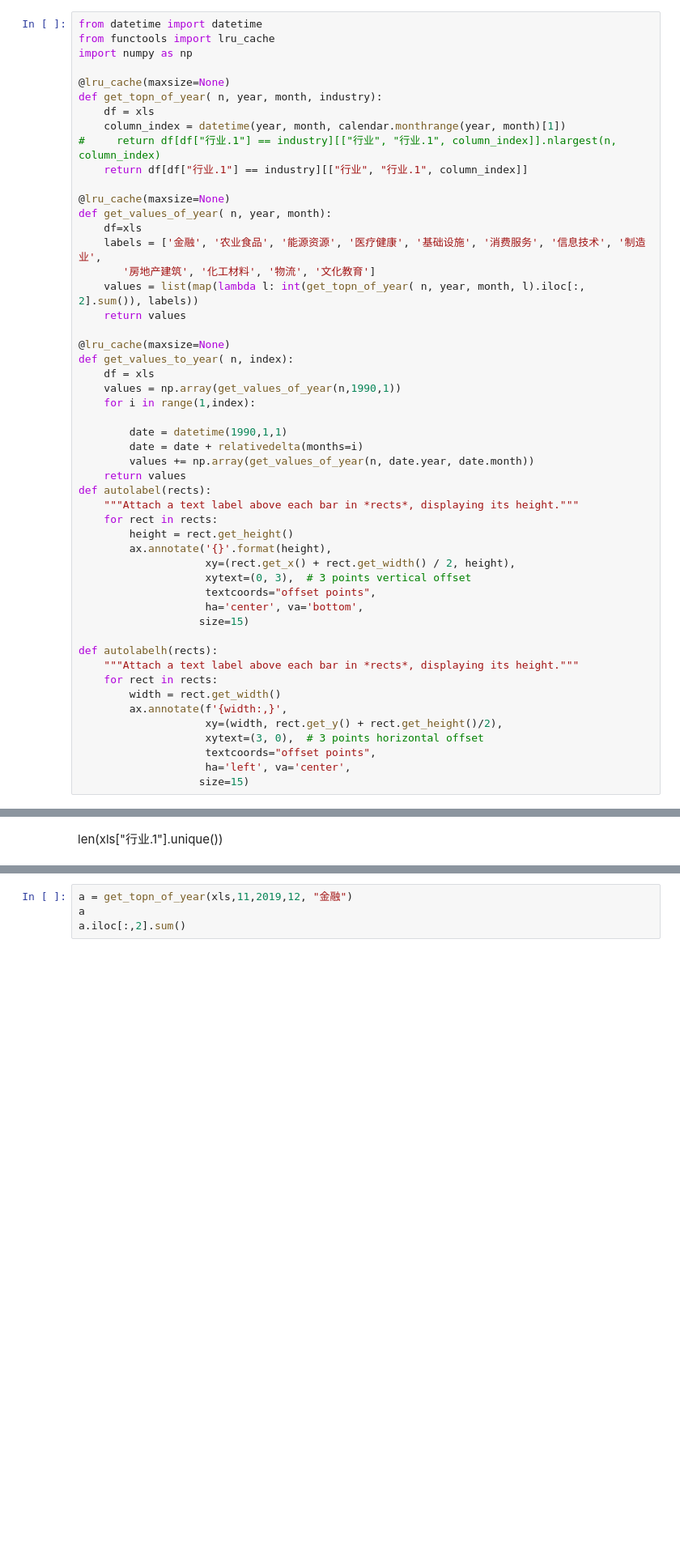
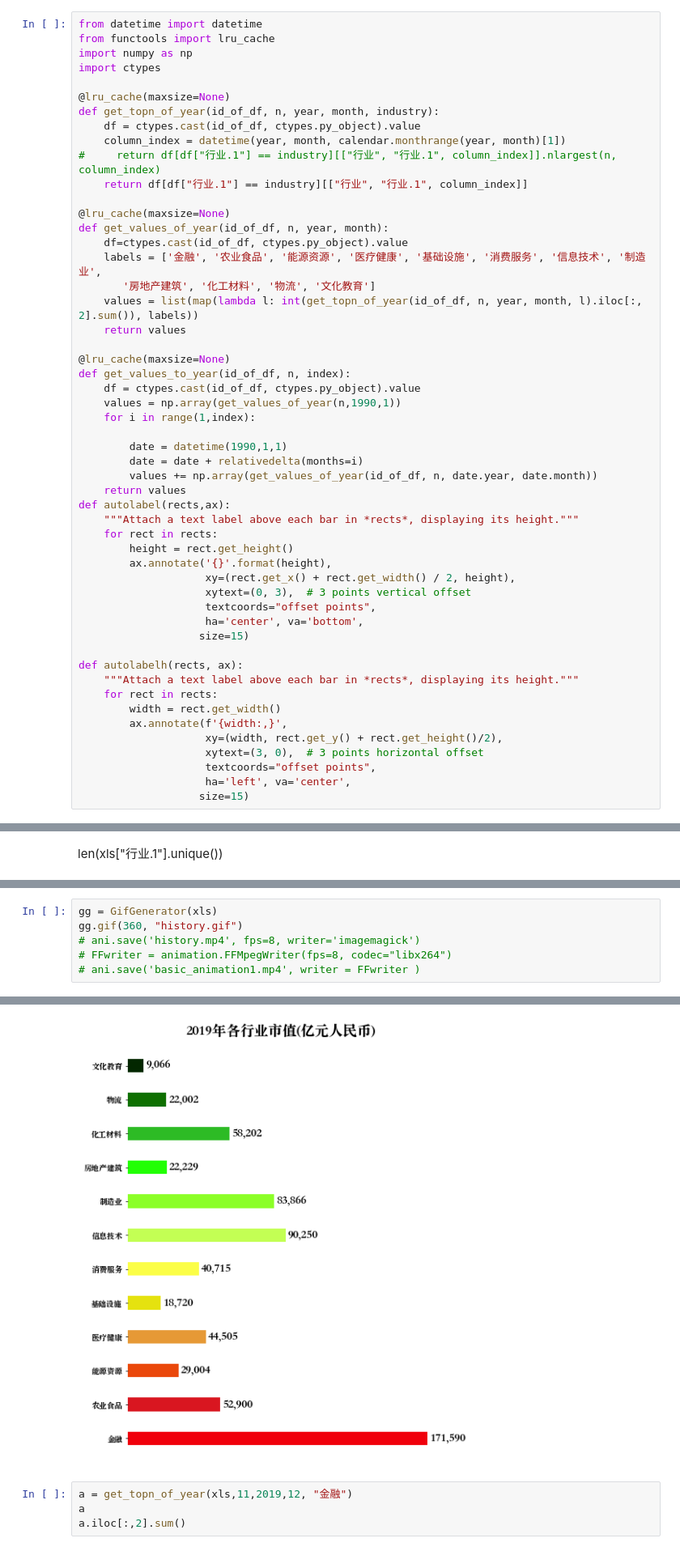
Before and after one commit to younthu/python_tests, a Jupyter notebook: 动画制作/行业分析.ipynb, the cells around one changed output, grey strips where cells are left out. Shown at 81% size. Drawn from its saved outputs; the diff is of its cells as text; blank space fills up the shorter version.

```diff
--- a/动画制作/行业分析.ipynb
+++ b/动画制作/行业分析.ipynb
@@ -16,33 +73,34 @@ xls.loc[xls["行业.1"]=="金融"].nlargest(10,datetime(2019,12,31))
 from datetime import datetime
 from functools import lru_cache
 import numpy as np
+import ctypes
 
 @lru_cache(maxsize=None)
-def get_topn_of_year( n, year, month, industry):
-    df = xls
+def get_topn_of_year(id_of_df, n, year, month, industry):
+    df = ctypes.cast(id_of_df, ctypes.py_object).value
     column_index = datetime(year, month, calendar.monthrange(year, month)[1])
 #     return df[df["行业.1"] == industry][["行业", "行业.1", column_index]].nlargest(n, column_index)
     return df[df["行业.1"] == industry][["行业", "行业.1", column_index]]
 
 @lru_cache(maxsize=None)
-def get_values_of_year( n, year, month):
-    df=xls
+def get_values_of_year(id_of_df, n, year, month):
+    df=ctypes.cast(id_of_df, ctypes.py_object).value
     labels = ['金融', '农业食品', '能源资源', '医疗健康', '基础设施', '消费服务', '信息技术', '制造业',
        '房地产建筑', '化工材料', '物流', '文化教育']
-    values = list(map(lambda l: int(get_topn_of_year( n, year, month, l).iloc[:, 2].sum()), labels))
+    values = list(map(lambda l: int(get_topn_of_year(id_of_df, n, year, month, l).iloc[:, 2].sum()), labels))
     return values
 
 @lru_cache(maxsize=None)
-def get_values_to_year( n, index):
-    df = xls
+def get_values_to_year(id_of_df, n, index):
+    df = ctypes.cast(id_of_df, ctypes.py_object).value
     values = np.array(get_values_of_year(n,1990,1))
     for i in range(1,index):
 
         date = datetime(1990,1,1)
         date = date + relativedelta(months=i)
-        values += np.array(get_values_of_year(n, date.year, date.month))
+        values += np.array(get_values_of_year(id_of_df, n, date.year, date.month))
     return values
-def autolabel(rects):
+def autolabel(rects,ax):
     """Attach a text label above each bar in *rects*, displaying its height."""
     for rect in rects:
         height = rect.get_height()
@@ -53,7 +111,7 @@ def autolabel(rects):
                     ha='center', va='bottom',
                    size=15)
 
-def autolabelh(rects):
+def autolabelh(rects, ax):
     """Attach a text label above each bar in *rects*, displaying its height."""
     for rect in rects:
         width = rect.get_width()
@@ -153,0 +328,7 @@ xls[["上市年","上市后市值涨幅", d]].describe()
+# %%
+gg = GifGenerator(xls)
+gg.gif(360, "history.gif")
+# ani.save('history.mp4', fps=8, writer='imagemagick')
+# FFwriter = animation.FFMpegWriter(fps=8, codec="libx264")
+# ani.save('basic_animation1.mp4', writer = FFwriter )
+# %% [output]
@@ -154,3 +354,4 @@ xls[["上市年","上市后市值涨幅", d]].describe()
+[figure, added]
 # %%
 a = get_topn_of_year(xls,11,2019,12, "金融")
 a
```
Also changed, not shown: parts of 10 cells of this notebook, 2 other files.
